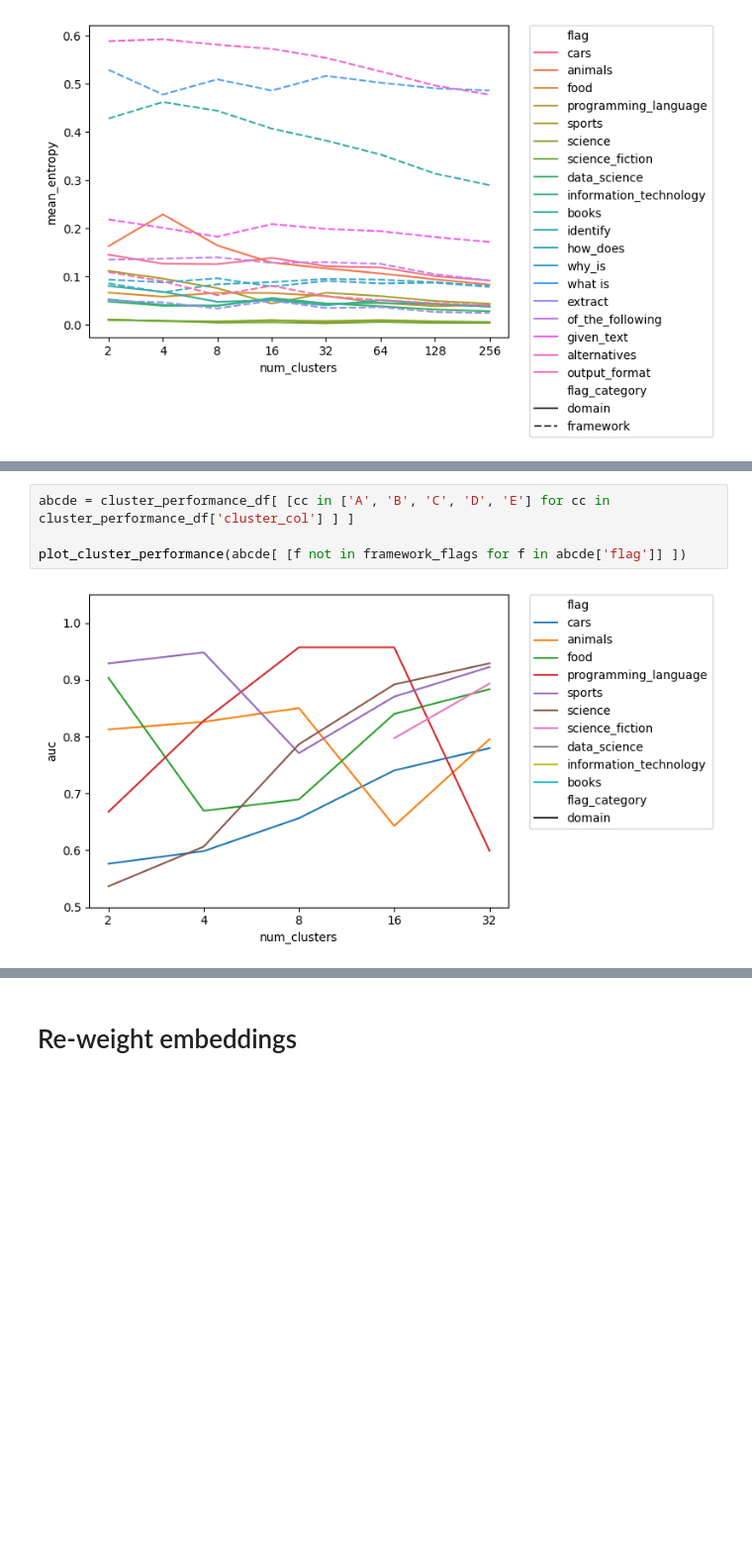
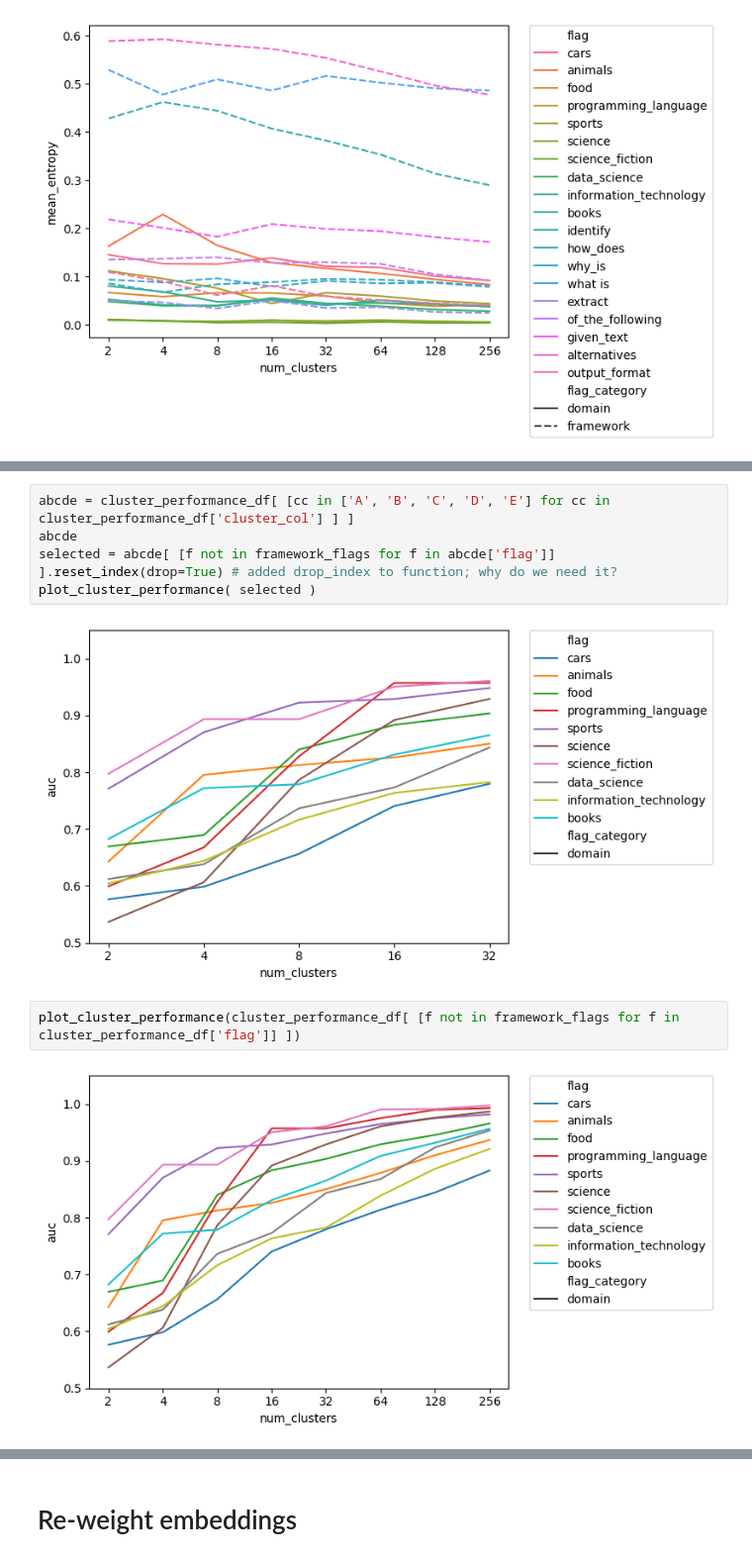
Before and after one commit to rmhorton/instruction_tuning, a Jupyter notebook: aa_cluster_demo.ipynb, the cells around one changed output, grey strips where cells are left out. Shown at 99% size. Cells and saved outputs as stored; diff of their text form; blank space fills up the shorter version.

```diff
--- a/aa_cluster_demo.ipynb
+++ b/aa_cluster_demo.ipynb
@@ -158,9 +116,14 @@ plot_cluster_performance(abcd[ [f not in framework_flags for f in abcd['flag']]
 # %%
 abcde = cluster_performance_df[ [cc in ['A', 'B', 'C', 'D', 'E'] for cc in cluster_performance_df['cluster_col'] ] ]
-
-plot_cluster_performance(abcde[ [f not in framework_flags for f in abcde['flag']] ])
+abcde
+selected = abcde[ [f not in framework_flags for f in abcde['flag']] ].reset_index(drop=True) # added drop_index to function; why do we need it?
+plot_cluster_performance( selected )
 # %% [output]
-[figure, old version]
+[figure, new version]
+# %%
+plot_cluster_performance(cluster_performance_df[ [f not in framework_flags for f in cluster_performance_df['flag']] ])
+# %% [output]
+[figure, added]
 # %%
 plot_aspect_roc_curves('cars', cluster_performance_df)
 # %% [output]
```
Also changed, not shown: parts of 16 cells of this notebook, 1 other file.
